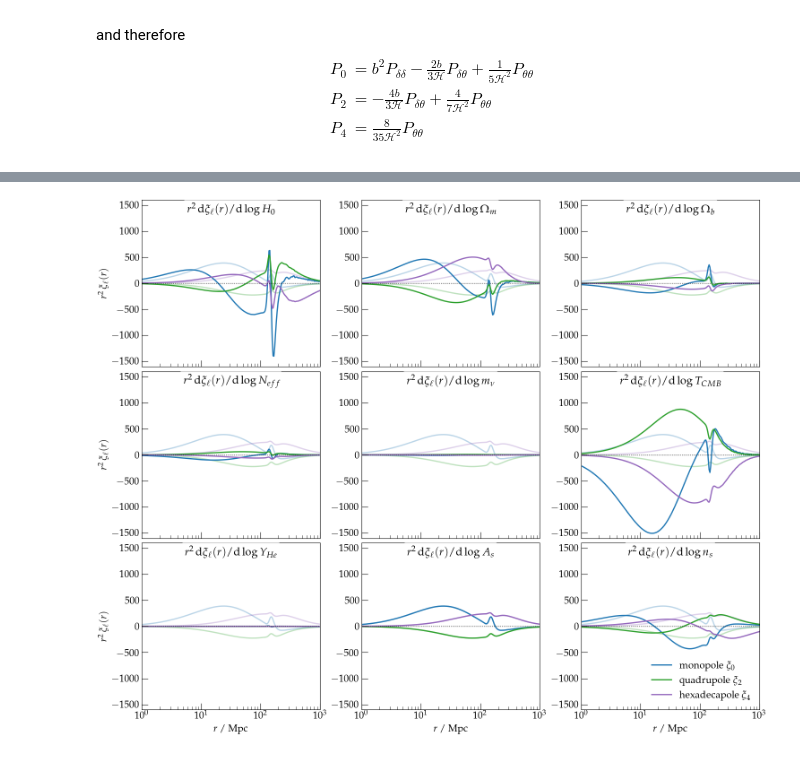
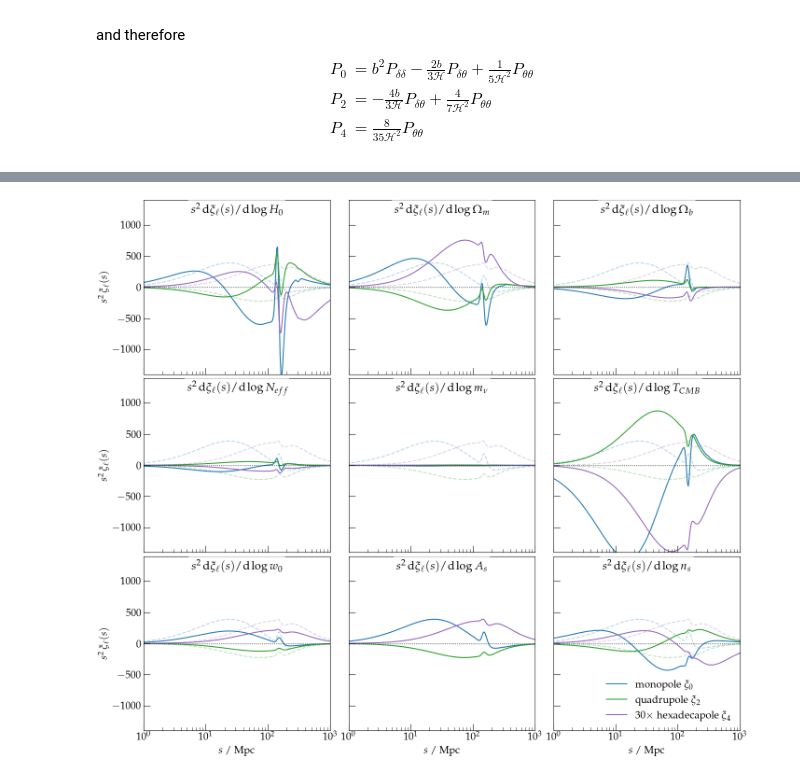
Before and after one commit to ohahn/DISCO-EB, a Jupyter notebook: nb_pylinger_correlation_functions.ipynb, the cells around one changed output, grey strips where cells are left out. Cells and saved outputs as stored; diff of their text form; code cells hidden in the pictures.

Commit message:
all updates for final version (without approximations), updated plots

```diff
--- a/nb_pylinger_correlation_functions.ipynb
+++ b/nb_pylinger_correlation_functions.ipynb
@@ -165,8 +165,8 @@ H0      = 67.742
 A_s     = 2.1064e-09
 n_s     = 0.96822
 
-fieldnames = ['H_0', '\\Omega_m', '\\Omega_b', 'N_{eff}', 'm_{\\nu}', 'T_{CMB}', 'Y_{He}', 'A_s', 'n_s']#, 'w_0', 'w_a', 'c_s^2']
-fiducial_cosmo_param = jnp.array([H0, Omegam, Omegab, Neff, mnu, Tcmb, YHe, A_s, n_s,])#  w_DE_0, w_DE_a, cs2_DE])
+fieldnames = ['H_0', '\\Omega_m', '\\Omega_b', 'N_{eff}', 'm_{\\nu}', 'T_{CMB}', 'w_0', '(1+w_a)', 'n_s']#, 'w_0', 'w_a', 'c_s^2']
+fiducial_cosmo_param = jnp.array([H0, Omegam, Omegab, Neff, mnu, Tcmb, w_DE_0, w_DE_a, n_s,])#  w_DE_0, w_DE_a, cs2_DE])
 
 def xi_RSD_of_cosmo( args ):
   param = {}
@@ -174,16 +174,16 @@ def xi_RSD_of_cosmo( args ):
   param['Omegab'] = args[2]
   param['OmegaDE'] = 1-args[1]
   param['Omegak'] = 0.0
-  param['A_s'] = args[7]
+  param['A_s'] = A_s
   param['n_s'] = args[8]
   param['H0'] = args[0]
   param['Tcmb'] = args[5]
-  param['YHe'] = args[6]
+  param['YHe'] = YHe
   param['Neff'] = args[3]
   param['Nmnu'] = num_massive_neutrinos
   param['mnu'] = args[4]
-  param['w_DE_0'] = -0.99
-  param['w_DE_a'] = 0.0
+  param['w_DE_0'] = args[6]
+  param['w_DE_a'] = args[7]
   param['cs2_DE'] = 1.0
   param['k_p'] = 0.05
 
@@ -209,56 +222,56 @@ dy = jax.jacfwd(xi_RSD_of_cosmo)(fiducial_cosmo_param)
 plt.rcParams['axes.titley'] = 1.0    # y is in axes-relative coordinates.
 plt.rcParams['axes.titlepad'] = -20  # pad is in points...
 
-fig,ax = plt.subplots(3,3,sharex=True,figsize=(15,12),layout='constrained')#, gridspec_kw={'height_ratios': [2,1,2,1,2,1,2,1]})
+fig,ax = plt.subplots(3,3,sharex=True,sharey=True,figsize=(14,12),layout='constrained')#, gridspec_kw={'height_ratios': [2,1,2,1,2,1,2,1]})
 
 title_bbox = dict(boxstyle="round,pad=0.3", edgecolor="none", facecolor="white", alpha=0.667)
-
+lw = 1.5
 for i in range(9):
   iy = i%3
   ix = i//3
-  ax[ix,iy].plot( r, r**2 * jnp.real(xi0), c='C0', ls='-', alpha=0.3, lw=2 )
-  ax[ix,iy].plot( r, r**2 * jnp.real(xi2), c='C2', ls='-', alpha=0.3, lw=2 )
-  ax[ix,iy].plot( r, r**2 * jnp.real(xi4) * 20, c='C4', ls='-', alpha=0.3, lw=2 )
+  ax[ix,iy].plot( r, r**2 * jnp.real(xi0), c='C0', ls='--', alpha=0.3, lw=lw )
+  ax[ix,iy].plot( r, r**2 * jnp.real(xi2), c='C2', ls='--', alpha=0.3, lw=lw )
+  ax[ix,iy].plot( r, r**2 * jnp.real(xi4) * 30, c='C4', ls='--', alpha=0.3, lw=lw )
 
-  ax[ix,iy].plot( r, r**2 * fiducial_cosmo_param[i] * jnp.real(dy[0,:,i]), label=f'monopole $\\xi_0$', c='C0', lw=2 )
+  ax[ix,iy].plot( r, r**2 * fiducial_cosmo_param[i] * jnp.real(dy[0,:,i]), label=f'monopole $\\xi_0$', c='C0', lw=lw )
   # ax[ix,iy].plot( r, r**2 * xi0, c='C0', alpha=0.3 )
-  ax[ix,iy].plot( r, r**2 * fiducial_cosmo_param[i] * jnp.real(dy[1,:,i]), label=f'quadrupole $\\xi_2$', c='C2', lw=2 )
+  ax[ix,iy].plot( r, r**2 * fiducial_cosmo_param[i] * jnp.real(dy[1,:,i]), label=f'quadrupole $\\xi_2$', c='C2', lw=lw )
   # ax[ix,iy].plot( r, r**2 * xi2, c='C2', alpha=0.3 )
   # ax[ix,iy].plot( r, r**2 * dy[2,:,i], label=f'hexadecapole $\\xi_4$', c='C4' )
   # ax[ix,iy].plot( r, r**2 * xi4, c='C4', alpha=0.3 )
 
-  ax[ix,iy].plot( r, r**2 * fiducial_cosmo_param[i] * jnp.real(dy[2,:,i]) * 20, label=f'hexadecapole $\\xi_4$', c='C4', lw=2 )
+  ax[ix,iy].plot( r, r**2 * fiducial_cosmo_param[i] * jnp.real(dy[2,:,i]) * 30, label=f'30$\\times$ hexadecapole $\\xi_4$', c='C4', lw=lw )
 
-  ax[ix,iy].set_title(f'$r^2\\,\\mathrm{{d}}  \\xi_{{\\ell}}(r) / \\mathrm{{d}} \\log {fieldnames[i]}$', bbox=title_bbox, fontsize=18)
+  ax[ix,iy].set_title(f'$s^2\\,\\mathrm{{d}}  \\xi_{{\\ell}}(s) / \\mathrm{{d}} \\log {fieldnames[i]}$', bbox=title_bbox, fontsize=18)
 
 for a in ax.flatten():
   a.semilogx()
   a.axhline( 0.0, lw=1, ls=':', c='k')
   a.set_xlim(1,1e3)
-  a.set_ylim(-1600,1600)
+  a.set_ylim(-1400,1400)
 
 # ax.legend()
 # ax.plot( r, r**2 *  dy[:,0] )
 
 # ax.plot( r, r**2 *  xi2 )
 # ax.plot( r, r**2 *  xi4 )
 
 # ax.axhline( 0.0, lw=1, ls=':', c='k')
 # ax.plot( r*h, (r*h)**2 *  xi4 )
 
 # ax.set_xlim(1,1e3)
 # ax.set_ylim(-300,500)
 # ax.semilogx()
 
 for a in ax[-1,:]:
-  a.set_xlabel('$r$ / Mpc')
+  a.set_xlabel('$s$ / Mpc')
 # ax.set_ylabel('$r^2 \\xi_\\ell(r)$')
 
 for a in ax[:,0]:
-  a.set_ylabel('$r^2\,\\xi_{{\\ell}}(r)$')
+  a.set_ylabel('$s^2\,\\xi_{{\\ell}}(s)$')
 
 ax[-1,-1].legend(loc='lower right', fontsize=16, frameon=False)
 
 plt.savefig('derivative_correlation_function.pdf',bbox_inches='tight')
 # %% [output]
-[figure, old version]
+[figure, new version]
```
Also changed, not shown: parts of 3 cells of this notebook, 5 other files.
